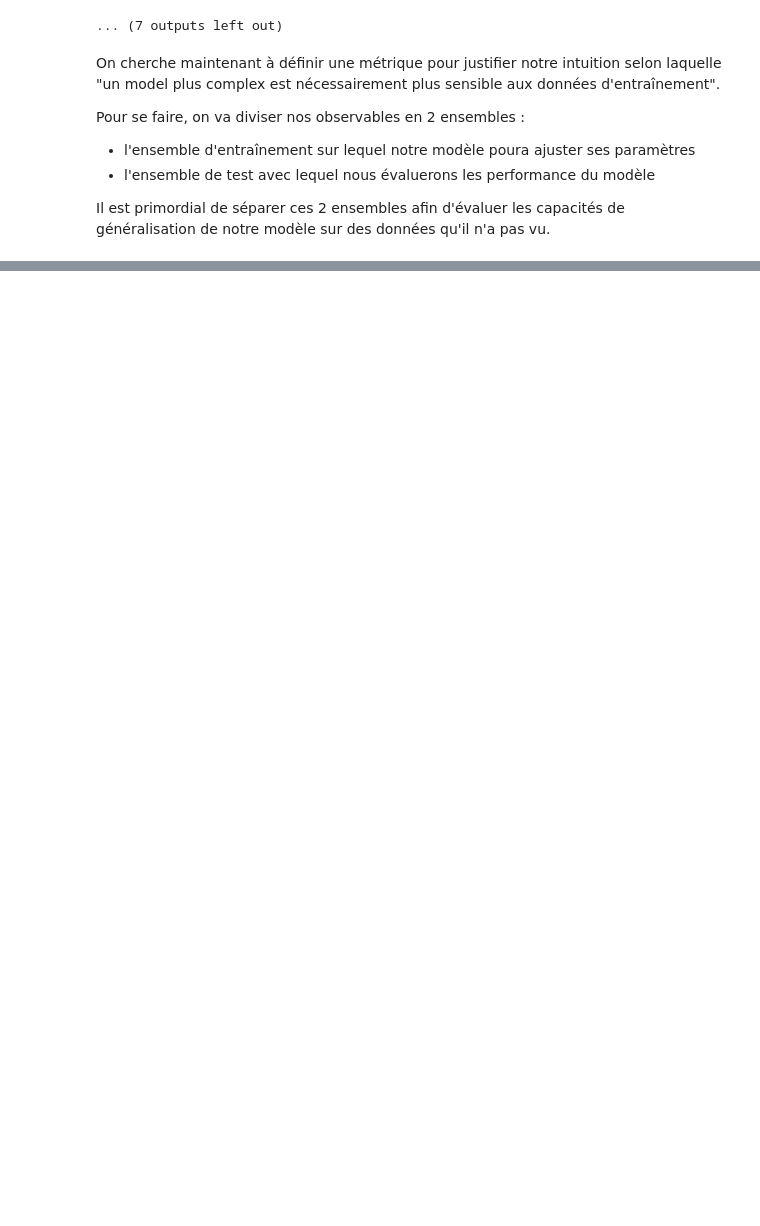
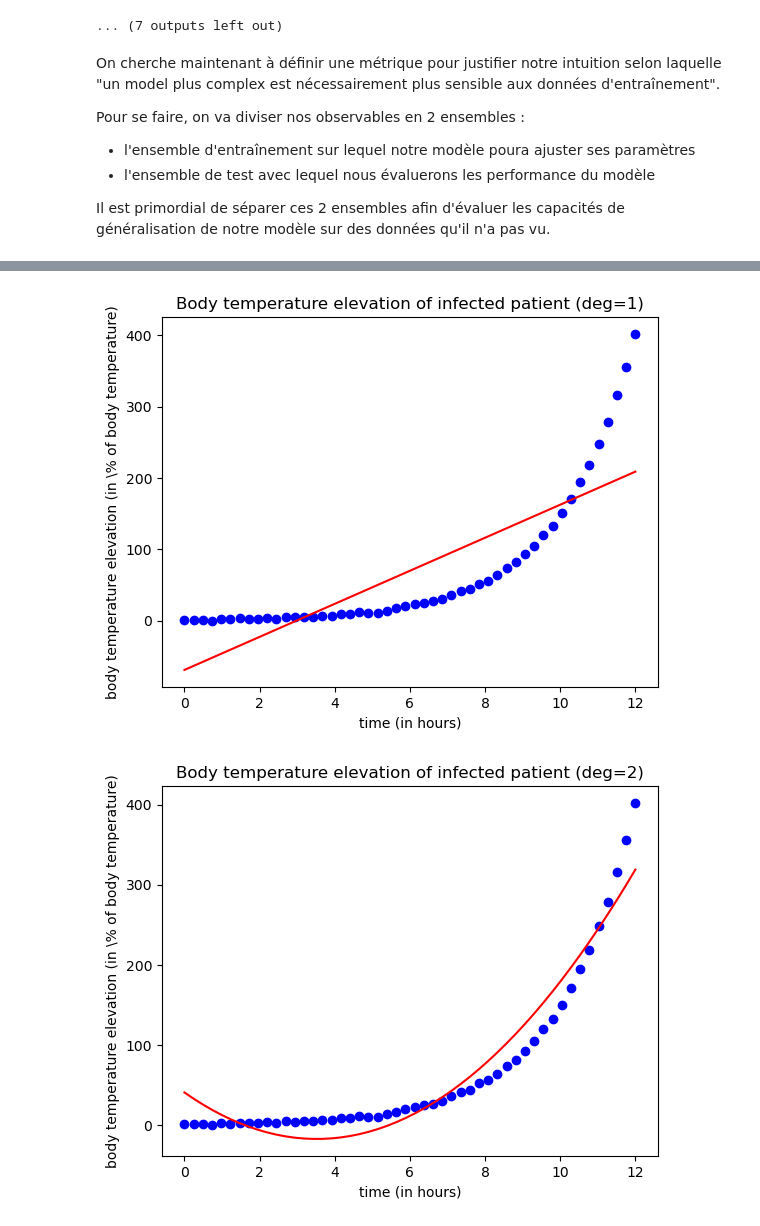
Before and after one commit to rcremese/ML-notebooks, a Jupyter notebook: 01-linear_regression.ipynb, the cells around one changed output, grey strips where cells are left out. Drawn from its saved outputs; the diff is of its cells as text; code cells hidden in the pictures; blank space fills up the shorter version.

```diff
--- a/01-linear_regression.ipynb
+++ b/01-linear_regression.ipynb
@@ -212,0 +225,9 @@ fig.show()
+# %%
+for d in range(1, 7):
+    poly = Polynomial.fit(x_obs, y_obs, d, window=[0, 24])
+    fig, ax = plot_propagation_evolutions(x_obs, y_obs, poly)
+    ax.set(xlabel='time (in hours)', ylabel='body temperature elevation (in \% of body temperature)', title=f'Body temperature elevation of infected patient (deg={d})')
+fig.show()
+# %% [output]
+[figure, added]
+[figure, added]
```
Also changed, not shown: parts of 18 cells of this notebook, 1 other file.
